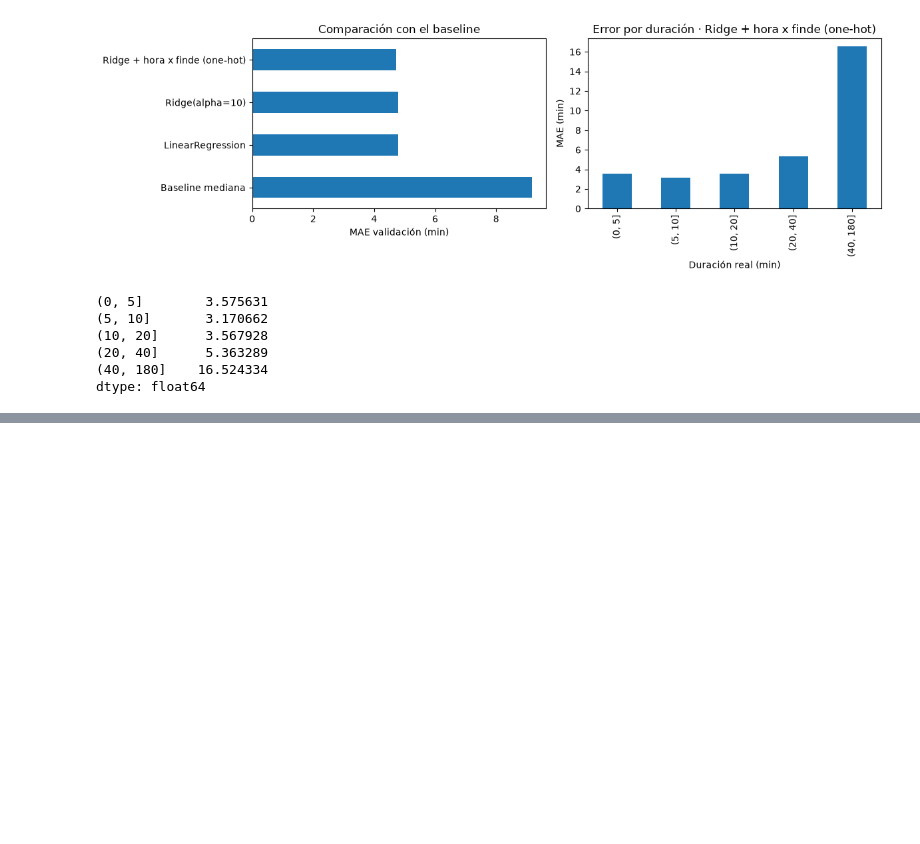
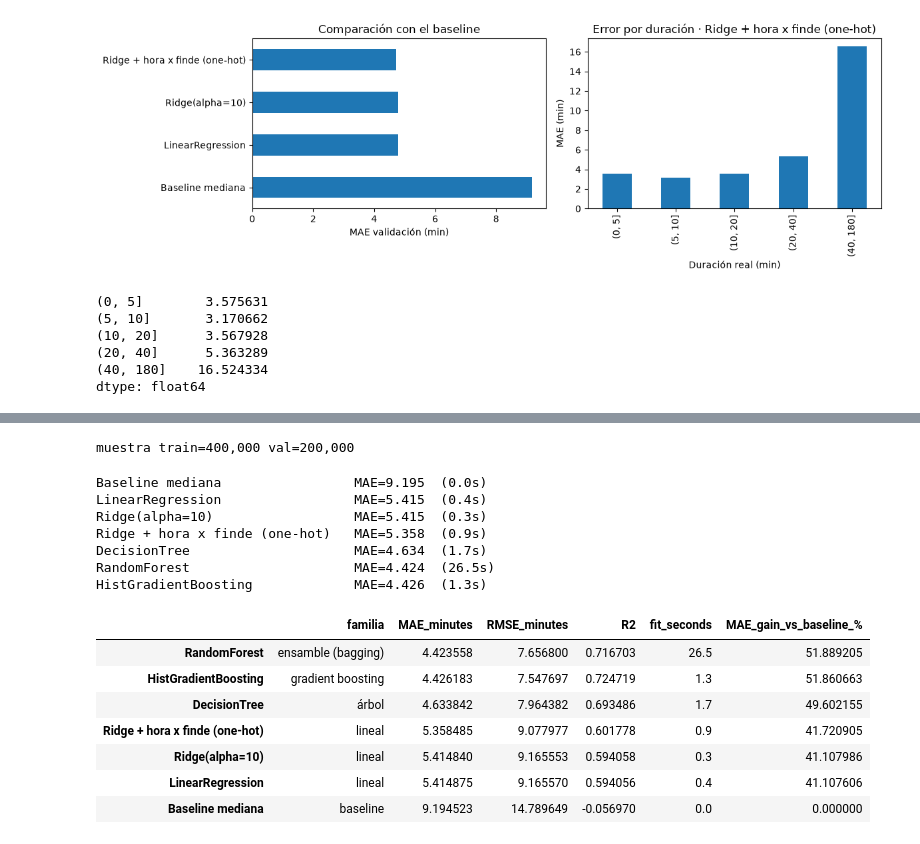
Before and after one commit to JairoCatacora/ML-Proy, a Jupyter notebook: notebooks/03_modelos.ipynb, the cells around one changed output, grey strips where cells are left out. Cells and saved outputs as stored; diff of their text form; code cells hidden in the pictures; blank space fills up the shorter version.

```diff
--- a/notebooks/03_modelos.ipynb
+++ b/notebooks/03_modelos.ipynb
@@ -112,0 +133,49 @@ out = {"train_months": TRAIN_MONTHS, "validation_months": VAL_MONTHS, "train_row
+# %%
+from src.train import all_model_families, make_linear_pipeline, make_tree_pipeline
+from sklearn.linear_model import Ridge
+from sklearn.tree import DecisionTreeRegressor
+from sklearn.ensemble import RandomForestRegressor, HistGradientBoostingRegressor
+from sklearn.model_selection import ParameterGrid
+import gc
+
+# Liberar memoria de la sección con todos los registros
+del train, val, fitted, preds; gc.collect()
+
+MAX_ROWS_PER_MONTH = 200_000   # None = todos los registros (requiere mucha más memoria y tiempo)
+train_s = load_clean_months(TRAIN_MONTHS, PROJECT_ROOT/"data", max_rows_per_month=MAX_ROWS_PER_MONTH, seed=RANDOM_STATE)
+val_s   = load_clean_months(VAL_MONTHS,   PROJECT_ROOT/"data", max_rows_per_month=MAX_ROWS_PER_MONTH, seed=RANDOM_STATE)
+ytr_s, yva_s = train_s.duration_min.values, val_s.duration_min.values
+print(f"muestra train={len(train_s):,} val={len(val_s):,}")
+# %% [output]
+muestra train=400,000 val=200,000
+# %%
+fam_results, fam_preds = {}, {}
+for name, pipe in all_model_families(RANDOM_STATE).items():
+    t = time.time(); pipe.fit(train_s, ytr_s); dt = time.time() - t
+    fam_preds[name] = pipe.predict(val_s)
+    fam_results[name] = {**regression_metrics(yva_s, fam_preds[name]), "fit_seconds": round(dt, 1)}
+    print(f"{name:32s} MAE={fam_results[name]['MAE_minutes']:.3f}  ({dt:.1f}s)")
+
+family_of = {"Baseline mediana": "baseline", "LinearRegression": "lineal", "Ridge(alpha=10)": "lineal",
+             "Ridge + hora x finde (one-hot)": "lineal", "DecisionTree": "árbol",
+             "RandomForest": "ensamble (bagging)", "HistGradientBoosting": "gradient boosting"}
+fam = pd.DataFrame(fam_results).T
+fam.insert(0, "familia", fam.index.map(family_of))
+fam["MAE_gain_vs_baseline_%"] = (1 - fam.MAE_minutes / fam.loc["Baseline mediana", "MAE_minutes"]) * 100
+fam.sort_values("MAE_minutes")
+# %% [output]
+Baseline mediana                 MAE=9.195  (0.0s)
+LinearRegression                 MAE=5.415  (0.4s)
+Ridge(alpha=10)                  MAE=5.415  (0.3s)
+Ridge + hora x finde (one-hot)   MAE=5.358  (0.9s)
+DecisionTree                     MAE=4.634  (1.7s)
+RandomForest                     MAE=4.424  (26.5s)
+HistGradientBoosting             MAE=4.426  (1.3s)
+|  | familia | MAE_minutes | RMSE_minutes | R2 | fit_seconds | MAE_gain_vs_baseline_% |
+| RandomForest | ensamble (bagging) | 4.423558 | 7.656800 | 0.716703 | 26.5 | 51.889205 |
+| HistGradientBoosting | gradient boosting | 4.426183 | 7.547697 | 0.724719 | 1.3 | 51.860663 |
+| DecisionTree | árbol | 4.633842 | 7.964382 | 0.693486 | 1.7 | 49.602155 |
+| Ridge + hora x finde (one-hot) | lineal | 5.358485 | 9.077977 | 0.601778 | 0.9 | 41.720905 |
+| Ridge(alpha=10) | lineal | 5.414840 | 9.165553 | 0.594058 | 0.3 | 41.107986 |
+| LinearRegression | lineal | 5.414875 | 9.165570 | 0.594056 | 0.4 | 41.107606 |
+| Baseline mediana | baseline | 9.194523 | 14.789649 | -0.056970 | 0.0 | 0.000000 |
```
Also changed, not shown: parts of 13 cells of this notebook, 8 other files.
